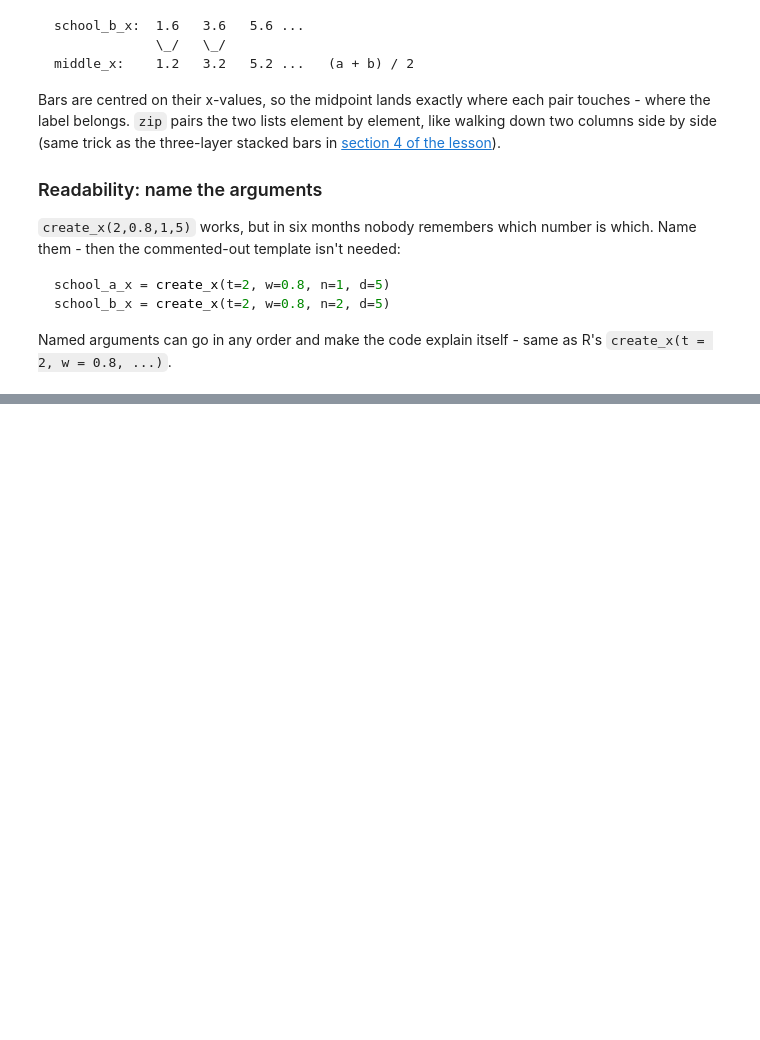
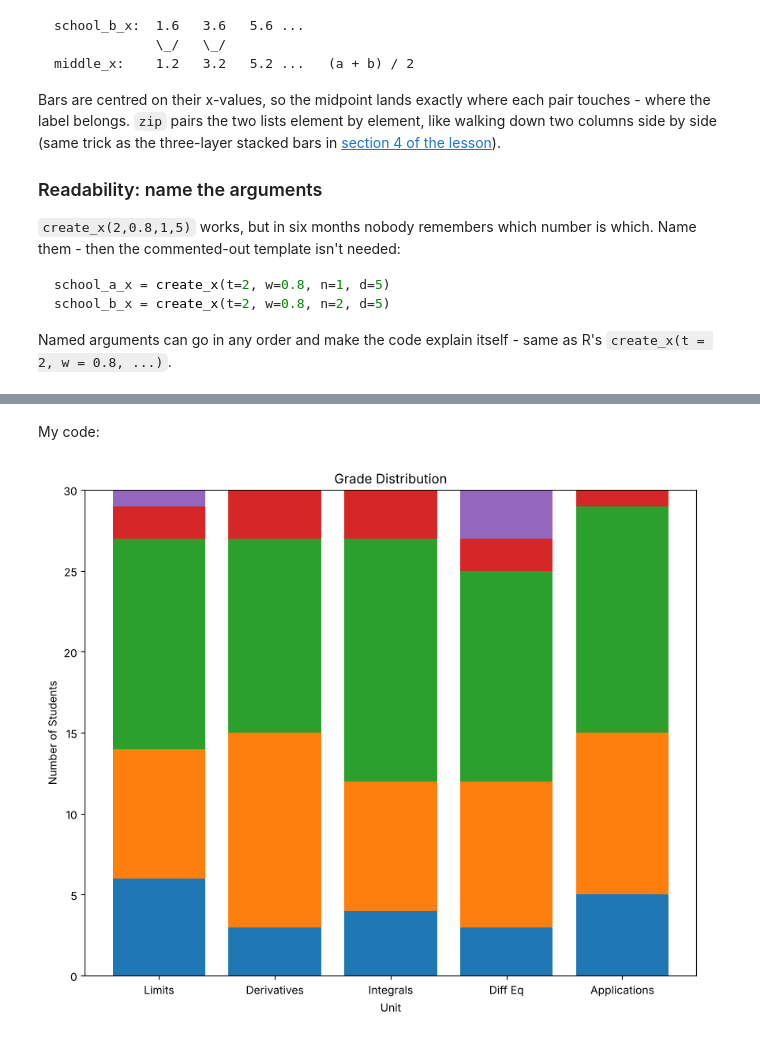
Before and after one commit to kkg98/panda-for-finance, a Jupyter notebook: notes/4_visualizing_finance_data/02_project_recreate_graphs.ipynb, the cells around one changed output, grey strips where cells are left out. Saved outputs shown, nothing was run; the diff lists cells and outputs as text; code cells hidden in the pictures; blank space fills up the shorter version.

Commit message:
Complete Different Plot Types chapter: Recreate Graphs project tasks 1-6, key words, README gallery

```diff
--- a/notes/4_visualizing_finance_data/02_project_recreate_graphs.ipynb
+++ b/notes/4_visualizing_finance_data/02_project_recreate_graphs.ipynb
@@ -152,0 +156,58 @@ Named arguments can go in any order and make the code explain itself - same as R
+# %%
+import numpy as np
+
+unit_topics = ['Limits', 'Derivatives', 'Integrals', 'Diff Eq', 'Applications']
+As = [6, 3, 4, 3, 5]
+Bs = [8, 12, 8, 9, 10]
+Cs = [13, 12, 15, 13, 14]
+Ds = [2, 3, 3, 2, 1]
+Fs = [1, 0, 0, 3, 0]
+
+x = range(5)   # given by the exercise
+# %% [markdown]
+My code:
+# %%
+c_bottom = np.add(As, Bs)
+#create d_bottom and f_bottom here
+d_bottom = np.add(c_bottom, Cs)
+f_bottom = np.add(d_bottom, Ds)
+
+#create your plot here
+plt.figure(figsize=(10,8))
+
+plt.bar(range(len(As)),
+ As)
+
+plt.bar(range(len(Bs)),
+  Bs,
+  bottom = As)
+
+
+plt.bar(range(len(Cs)),
+  Cs,
+  bottom = c_bottom)
+
+plt.bar(range(len(Ds)),
+  Ds,
+  bottom = d_bottom)
+
+plt.bar(range(len(Fs)),
+ Fs,
+ bottom = f_bottom)
+
+ax = plt.subplot()
+ax.set_xticks(range(len(unit_topics)))
+ax.set_xticklabels(unit_topics)
+
+plt.title("Grade Distribution")
+plt.xlabel("Unit")
+plt.ylabel("Number of Students")
+
+plt.savefig(CHARTS + 'recreate_03_stacked_bars.png')
+
+
+
+
+plt.show()
+# %% [output]
+[figure, added]
```
Also changed, not shown: parts of 27 cells of this notebook, 11 other files.
